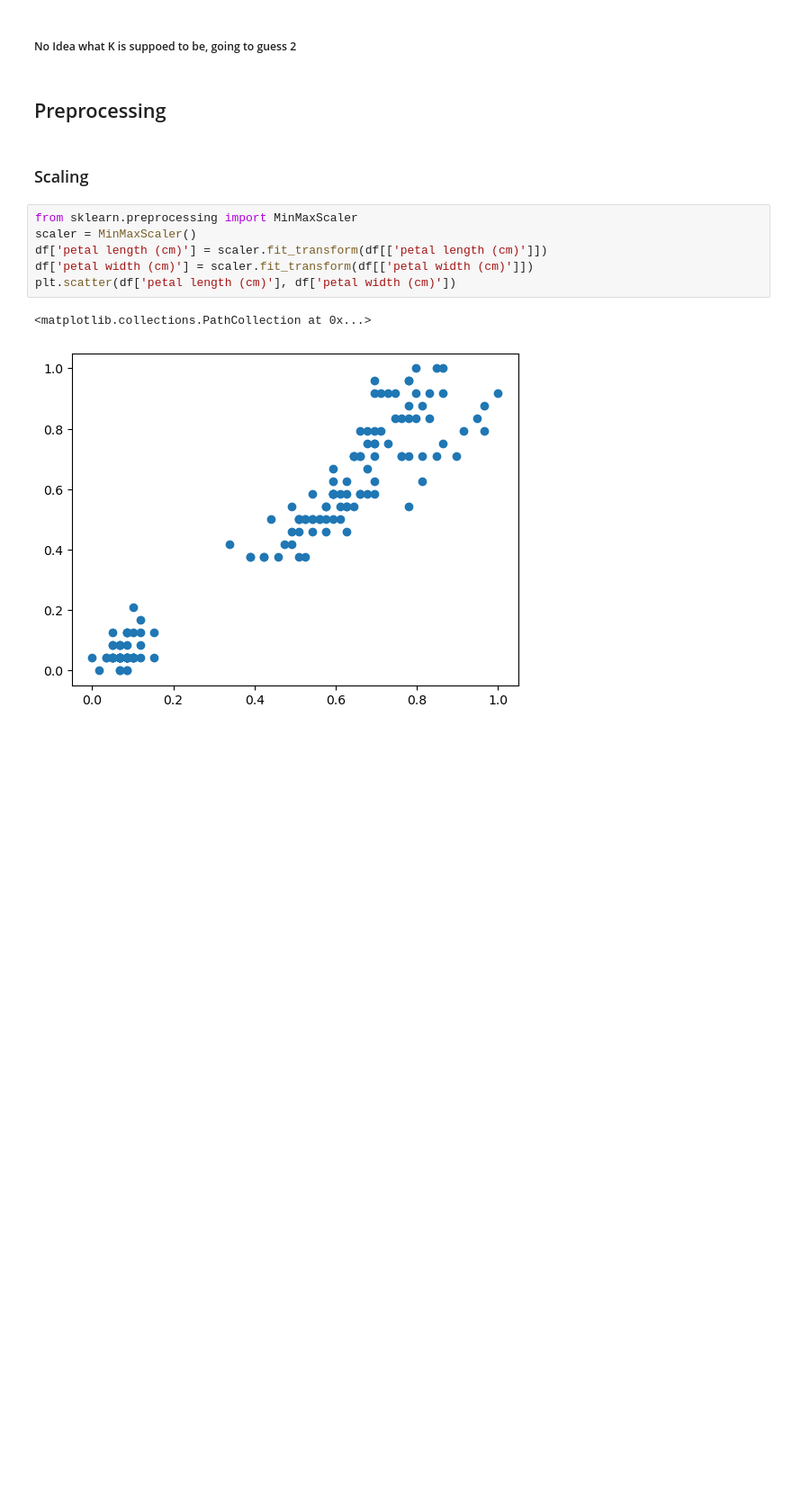
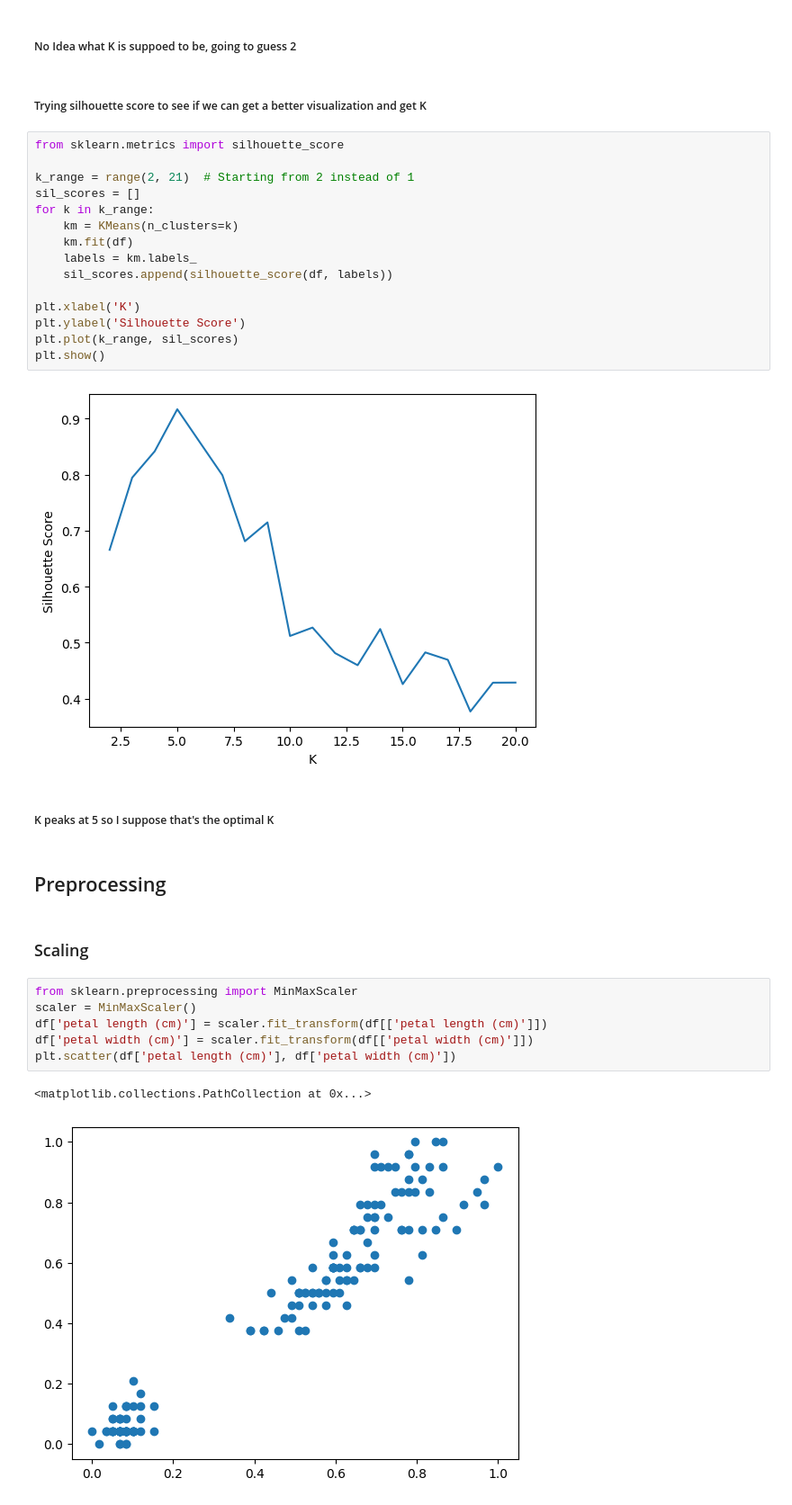
Before and after one commit to Aalajlan6/Jupyter_ML_Practise, a Jupyter notebook: Iris_flower_clustering_practice.ipynb, the cells around one changed output. Shown: that part at 90% size. Saved outputs shown, nothing was run; the diff lists cells and outputs as text; blank space fills up the shorter version.

```diff
--- a/Iris_flower_clustering_practice.ipynb
+++ b/Iris_flower_clustering_practice.ipynb
@@ -51,5 +51,26 @@ plt.plot(k_range, sse)
 # %% [markdown]
 ##### No Idea what K is suppoed to be, going to guess 2
+# %% [markdown]
+##### Trying silhouette score to see if we can get a better visualization and get K
+# %%
+from sklearn.metrics import silhouette_score
+
+k_range = range(2, 21)  # Starting from 2 instead of 1
+sil_scores = []
+for k in k_range:
+    km = KMeans(n_clusters=k)
+    km.fit(df)
+    labels = km.labels_
+    sil_scores.append(silhouette_score(df, labels))
+
+plt.xlabel('K')
+plt.ylabel('Silhouette Score')
+plt.plot(k_range, sil_scores)
+plt.show()
+# %% [output]
+[figure, added]
+# %% [markdown]
+##### K peaks at 5 so I suppose that's the optimal K
 # %% [markdown]
 ## Preprocessing
 # %% [markdown]
```
Also changed, not shown: parts of 4 cells of this notebook.
